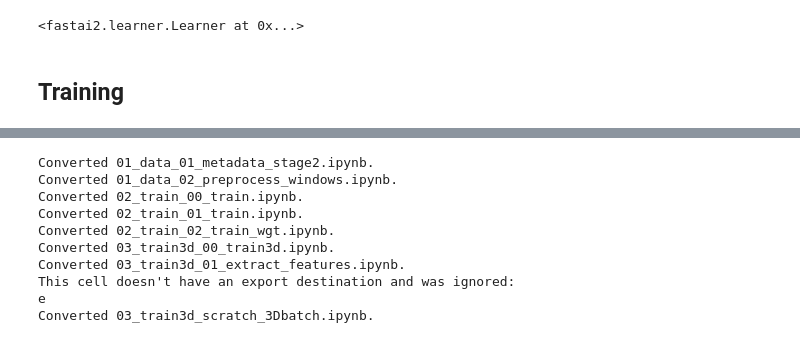
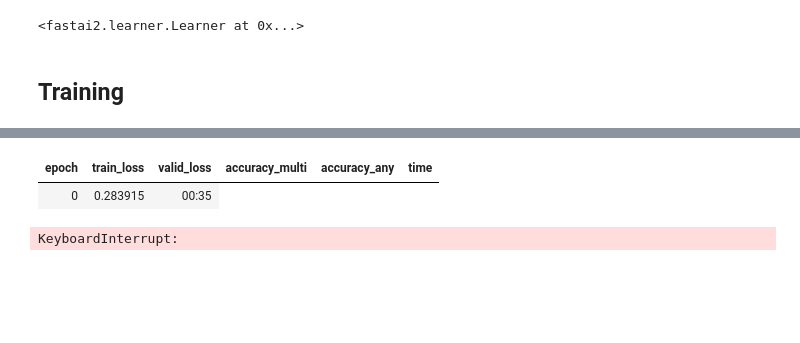
Before and after one commit to bearpelican/rsna_retro, a Jupyter notebook: 03_train3d_01_train3d.ipynb, the cells around one changed output, grey strips where cells are left out. Drawn from its saved outputs; the diff is of its cells as text; code cells hidden in the pictures; blank space fills up the shorter version.

```diff
--- a/03_train3d_01_train3d.ipynb
+++ b/03_train3d_01_train3d.ipynb
@@ -69,15 +58,7 @@ learn.save(f'runs/{name}-1')
-# %%
-#hide
-from nbdev.export import notebook2script
-notebook2script()
-# %% [output]
-Converted 01_data_01_metadata_stage2.ipynb.
-Converted 01_data_02_preprocess_windows.ipynb.
-Converted 02_train_00_train.ipynb.
-Converted 02_train_01_train.ipynb.
-Converted 02_train_02_train_wgt.ipynb.
-Converted 03_train3d_00_train3d.ipynb.
-Converted 03_train3d_01_extract_features.ipynb.
-This cell doesn't have an export destination and was ignored:
-e
-Converted 03_train3d_scratch_3Dbatch.ipynb.
+# %%
+do_fit(learn, 8, 1e-2)
+learn.save(f'runs/{name}-2')
+# %% [output]
+| epoch | train_loss | valid_loss | accuracy_multi | accuracy_any | time |
+| 0 | 0.283915 | 00:35 |
+KeyboardInterrupt:
```
Also changed, not shown: parts of 13 cells of this notebook, 21 other files.
